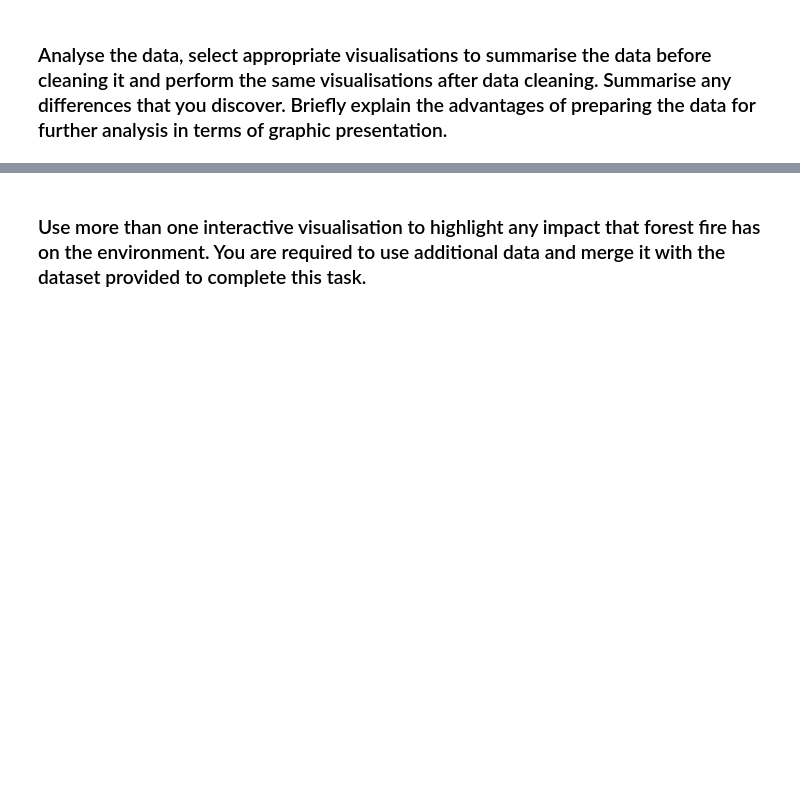
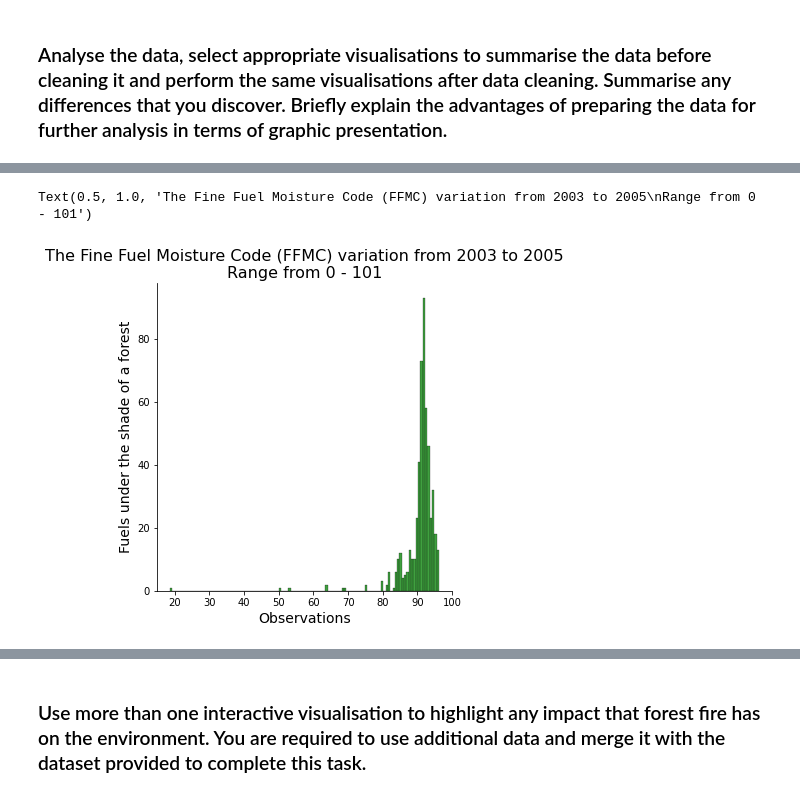
Before and after one commit to raulFuzita/cct_data_visualisation_communication, a Jupyter notebook: raul_fuzita_AI_DV_DP_ICA.ipynb, the cells around one changed output, grey strips where cells are left out. Drawn from its saved outputs; the diff is of its cells as text; code cells hidden in the pictures; blank space fills up the shorter version.

```diff
--- a/raul_fuzita_AI_DV_DP_ICA.ipynb
+++ b/raul_fuzita_AI_DV_DP_ICA.ipynb
@@ -110,0 +118,9 @@ df.iloc[:,4:13]
+# %%
+#@markdown 👈 Please, run this cell to plot the values of The Fine Fuel Moisture Code (FFMC)
+sns.displot(df['FFMC'], color = 'green')
+plt.xlabel('Observations', fontsize=14)
+plt.ylabel('Fuels under the shade of a forest', fontsize=14)
+plt.title('The Fine Fuel Moisture Code (FFMC) variation from 2003 to 2005\nRange from 0 - 101', fontsize=16)
+# %% [output]
+Text(0.5, 1.0, 'The Fine Fuel Moisture Code (FFMC) variation from 2003 to 2005\nRange from 0 - 101')
+[figure, added]
```
Also changed, not shown: parts of 51 cells of this notebook.
